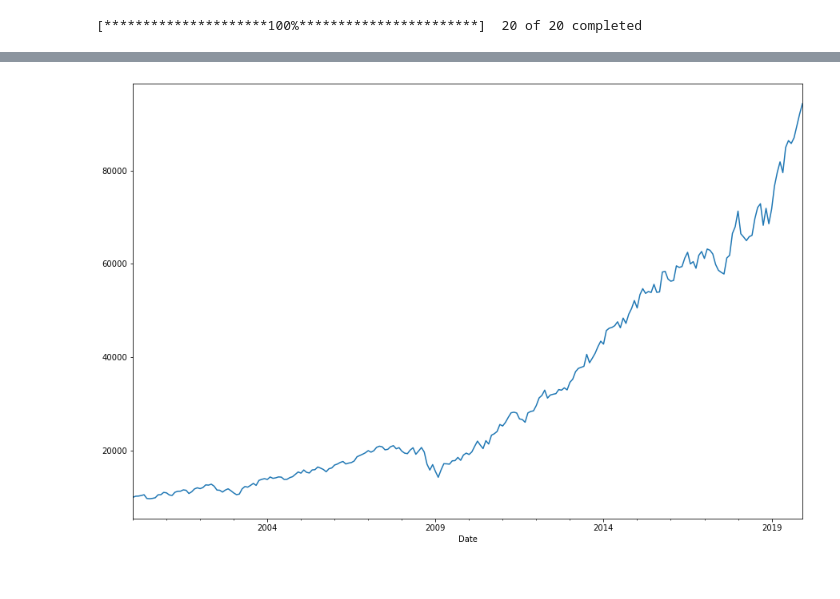
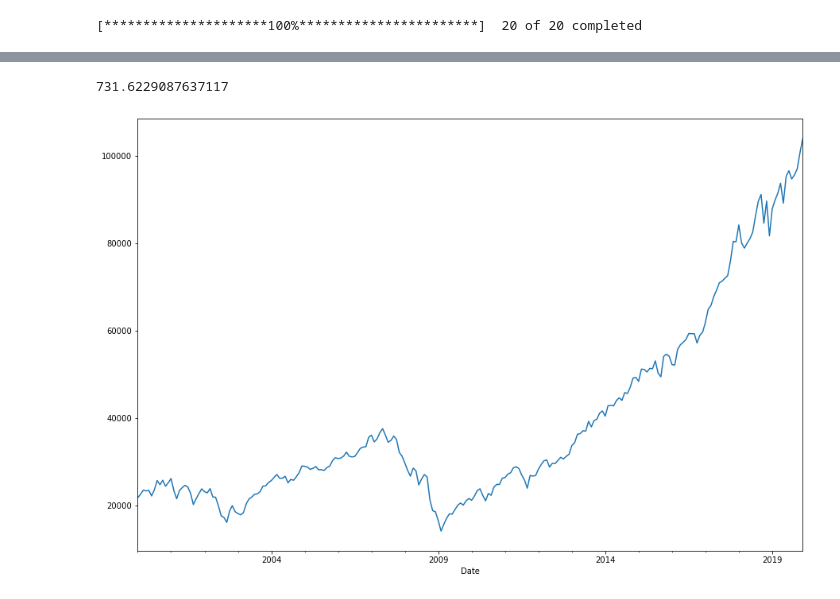
Before and after one commit to Harnekgithub/Project_Random_Walkthrough_SP500_Dataset, a Jupyter notebook: Code/random_walkthrough.ipynb, the cells around one changed output, grey strips where cells are left out. Drawn from its saved outputs; the diff is of its cells as text; code cells hidden in the pictures.

Commit message:
Cleaned the code and everything upto ploting the managed funds data is working.

```diff
--- a/Code/random_walkthrough.ipynb
+++ b/Code/random_walkthrough.ipynb
@@ -22,8 +23,8 @@ warnings.filterwarnings('ignore')
 # %%
 #function to extract stock data from yahoo finance
 def yahoo_finance(ticker_lst):
-    port_df = yf.download(ticker, start='2000-01-01', end='2019-12-31',interval = '1mo')
-    port_df.sort_values(by='Date', ascending=False)
+    port_df = yf.download(ticker_lst, start='2000-01-01', end='2019-12-31',interval = '1mo')
+    #port_df.sort_values(by='Date', ascending=False)
     return port_df
 # %%
 # There are 2 tables on the Wikipedia page
@@ -95,7 +96,7 @@ added_b4_2000
 #print(stock_port)
 # %%
 #create a list of stock symbols that have been added to SP500 before 2000
-stock_port = []
+ticker_list = []
 port_df = pd.DataFrame()
 
 #set the number of random stocks to be picked if the user chooses to pick 10 stock portfolio
@@ -110,12 +111,13 @@ on_click_30 = 30
 
 #picking random stock tickers using sample() function instead of random.rand.int
 random_df=added_b4_2000.sample(n=on_click_20)
-ticker_list = []
+
+#build the ticker string from ticker list
 for i in range(on_click_20):
     ticker = random_df.iloc[i].ticker
     ticker_list.append(ticker)
 #print(test_list)
-ticker = ""
-ticker = ' '.join(ticker_list)
-print(ticker)
+tickers = ""
+tickers = ' '.join(ticker_list)
+print(tickers)
 # %% [output]
@@ -123,6 +125,7 @@ AZO EMR LLY MRO AMAT TJX PHM PNC K CAG ECL KO ALL KR LEG CTXS LMT PPG SO CVX
 # %%
 #calling the yfinance function to fetch data for the random list of tickers from sp500 dataset
-port_df = yahoo_finance(ticker)
+port_df = yahoo_finance(tickers)
+#port_df = yf.download(tickers, start='2000-01-01', end='2019-12-31',interval = '1mo')
 # %% [output]
 [*********************100%***********************]  20 of 20 completed
 # %%
@@ -145,12 +166,16 @@ data.head(3)
+# %%
+#Value of $10000 invested
+initial_val =  data.iloc[0,0]
+num_of_shares = 10000 / initial_val
+print(num_of_shares)
+# %% [output]
+731.6229087637117
 # %%
-#Value of $10000 invested
-initial_val =  data.iloc[0,20]
-num_of_shares = 10000 / initial_val
 #calculate the monthly value of stock portfolio
 data['monthly_value'] = num_of_shares * data.iloc[:,20]
 rand_plot = data['monthly_value'].plot(figsize= (15,10))
 #data
 # %% [output]
-[figure, old version]
+[figure, new version]
 # %%
 def get_fund_data(ticker):
```
Also changed, not shown: parts of 8 cells of this notebook.
